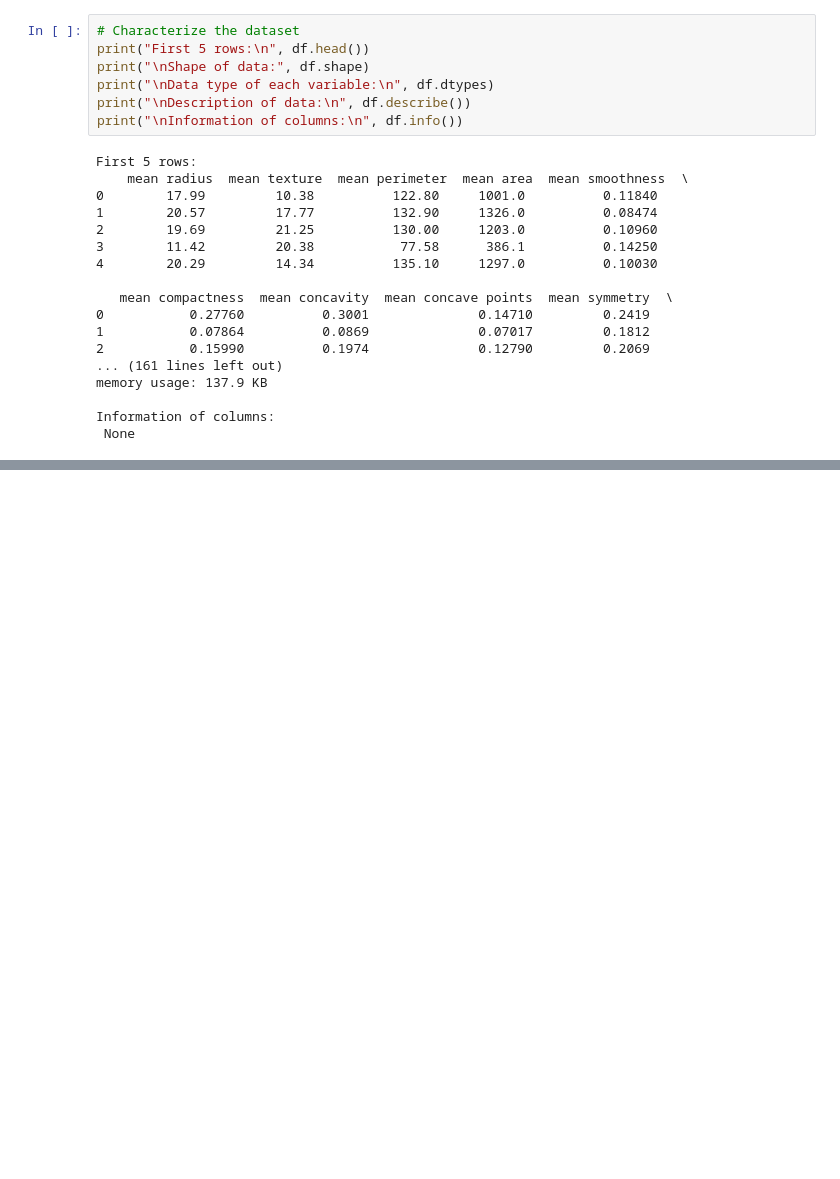
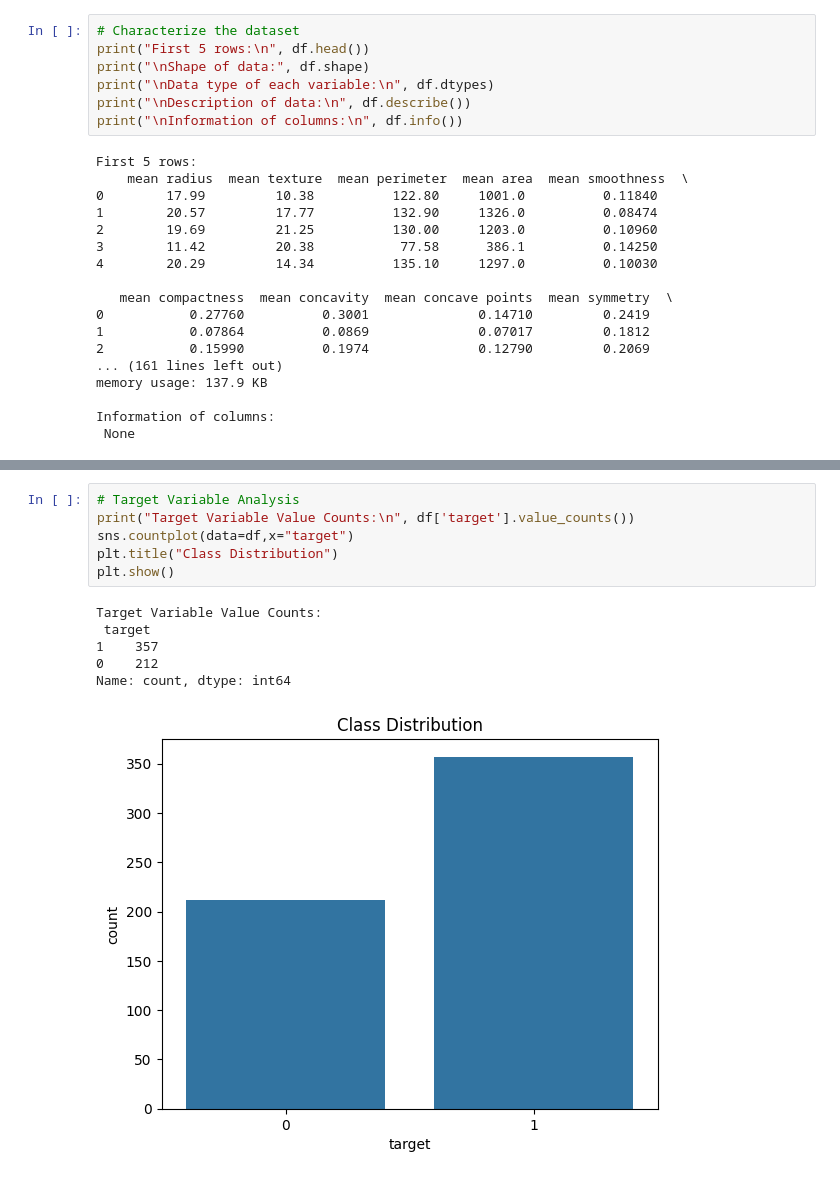
Before and after one commit to macorony/Breast_cancer_ML, a Jupyter notebook: notebooks/exploratory_analysis.ipynb, the cells around one changed output, grey strips where cells are left out. Cells and saved outputs as stored; diff of their text form; blank space fills up the shorter version.

```diff
--- a/notebooks/exploratory_analysis.ipynb
+++ b/notebooks/exploratory_analysis.ipynb
@@ -45,0 +72,13 @@ Information of columns:
+# %%
+# Target Variable Analysis
+print("Target Variable Value Counts:\n", df['target'].value_counts())
+sns.countplot(data=df,x="target")
+plt.title("Class Distribution")
+plt.show()
+# %% [output]
+Target Variable Value Counts:
+ target
+1    357
+0    212
+Name: count, dtype: int64
+[figure, added]
```
Also changed, not shown: parts of 6 cells of this notebook.
